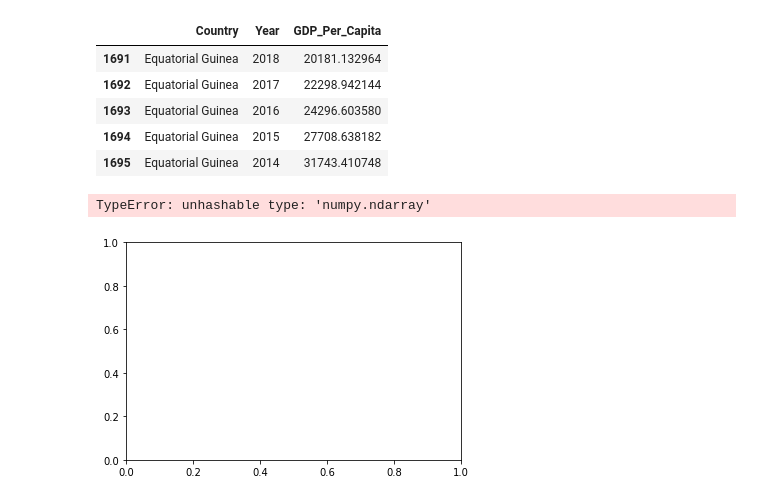
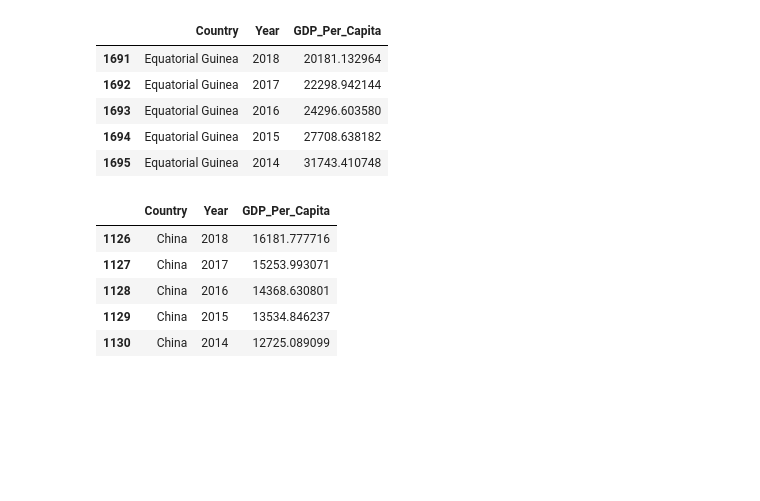
Before and after one commit to nss-data-science-cohort-4/dq1-undata-savyrosea, a Jupyter notebook: notebooks/UN_Data_Exploration.ipynb, the cells around one changed output. Cells and saved outputs as stored; diff of their text form; code cells hidden in the pictures; blank space fills up the shorter version.

Commit message:
now on number 20

```diff
--- a/notebooks/UN_Data_Exploration.ipynb
+++ b/notebooks/UN_Data_Exploration.ipynb
@@ -290,10 +290,13 @@ gdp_df_eq_guin.head()
 | 1693 | Equatorial Guinea | 2016 | 24296.603580 |
 | 1694 | Equatorial Guinea | 2015 | 27708.638182 |
 | 1695 | Equatorial Guinea | 2014 | 31743.410748 |
-# %%
-plt.plot(gdp_df_eq_guin)
-plt.ylabel('some numbers')
-plt.show()
-# %% [output]
-TypeError: unhashable type: 'numpy.ndarray'
-[figure, removed]
+# %%
+gdp_df_china = gdp_df[gdp_df['Country']=='China']
+gdp_df_china.head()
+# %% [output]
+|  | Country | Year | GDP_Per_Capita |
+| 1126 | China | 2018 | 16181.777716 |
+| 1127 | China | 2017 | 15253.993071 |
+| 1128 | China | 2016 | 14368.630801 |
+| 1129 | China | 2015 | 13534.846237 |
+| 1130 | China | 2014 | 12725.089099 |
```
Also changed, not shown: parts of 8 cells of this notebook.
